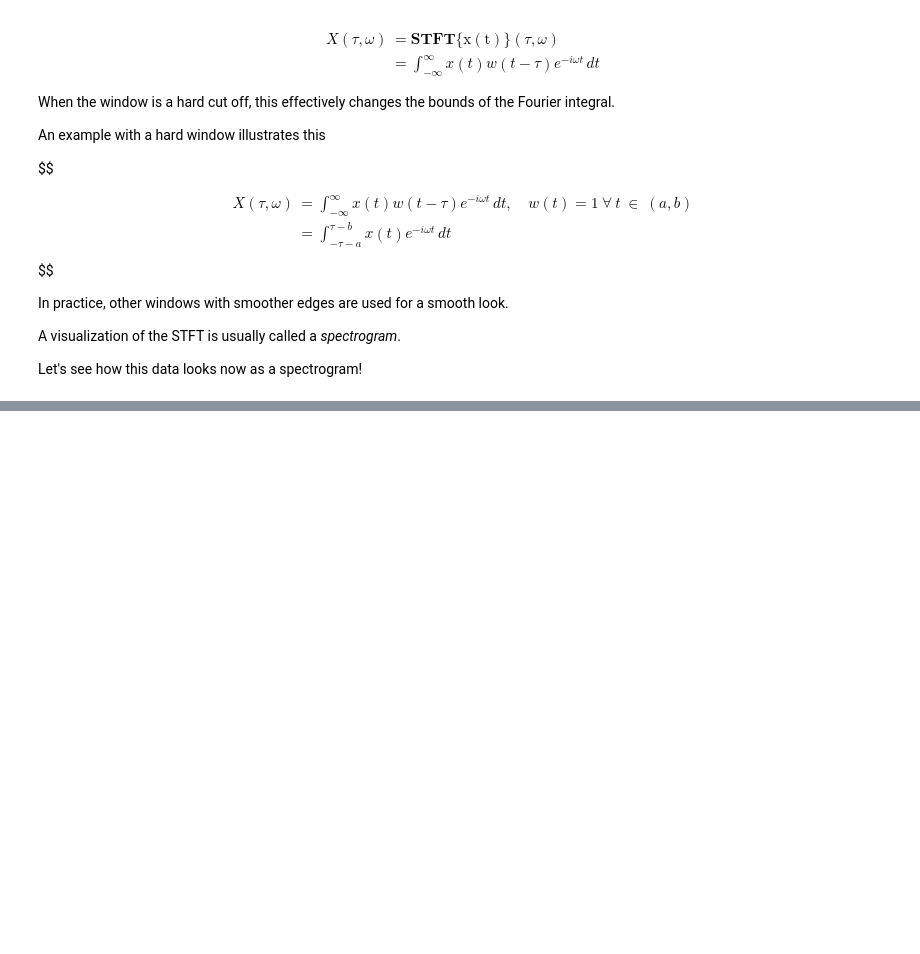
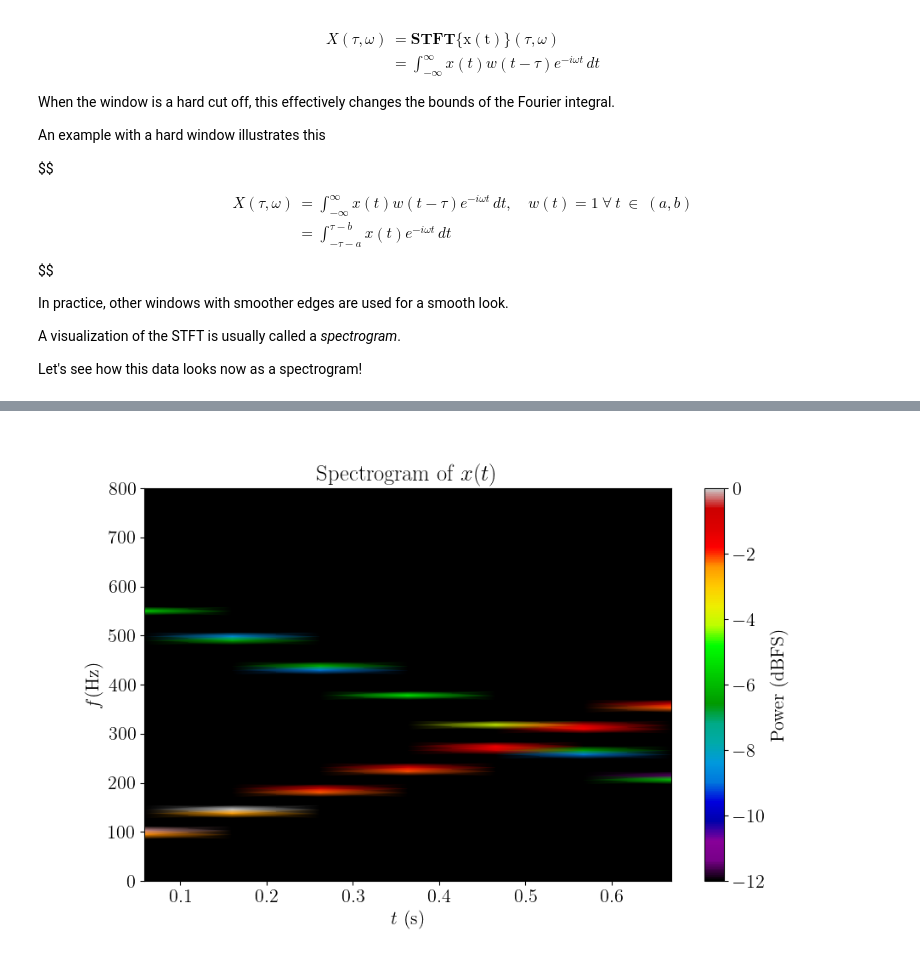
Before and after one commit to ruc-data-viz/2024-spring-class-09, a Jupyter notebook: notebooks/advanced_transforms.ipynb, the cells around one changed output, grey strips where cells are left out. Saved outputs shown, nothing was run; the diff lists cells and outputs as text; code cells hidden in the pictures; blank space fills up the shorter version.

```diff
--- a/notebooks/advanced_transforms.ipynb
+++ b/notebooks/advanced_transforms.ipynb
@@ -625,0 +656,11 @@ plt.ylim([0, 800])
+# %%
+plot_real_spectrogram(
+    dynamic_range_db,
+    f_hz,
+    t_sec,
+    sxx_dbfs,
+    highest_frequency_hz=800,
+    cmap="nipy_spectral",
+)
+# %% [output]
+[figure, added]
```
Also changed, not shown: parts of 8 cells of this notebook, 2 other files.
